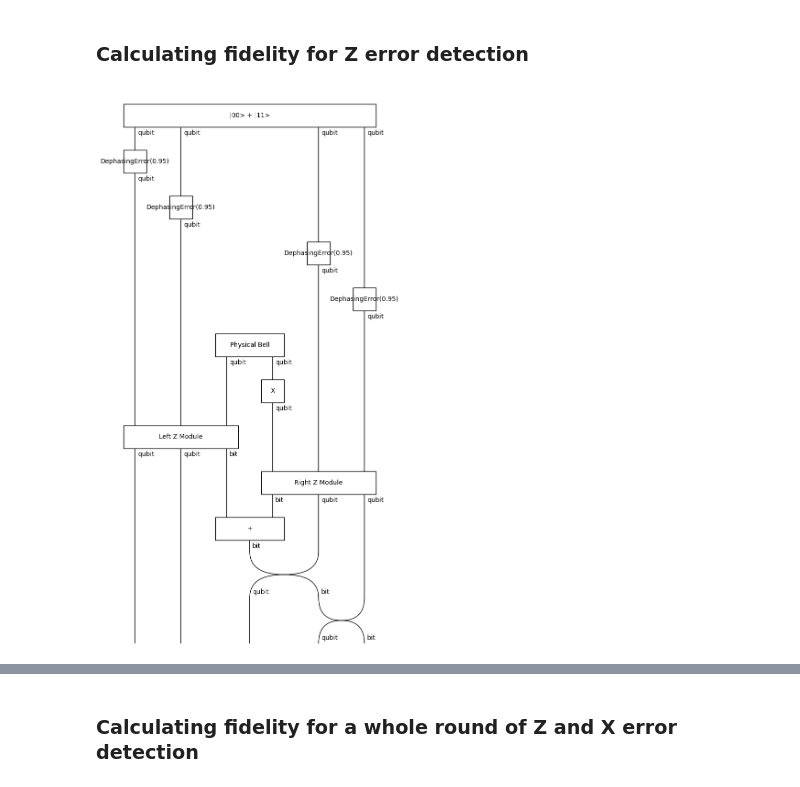
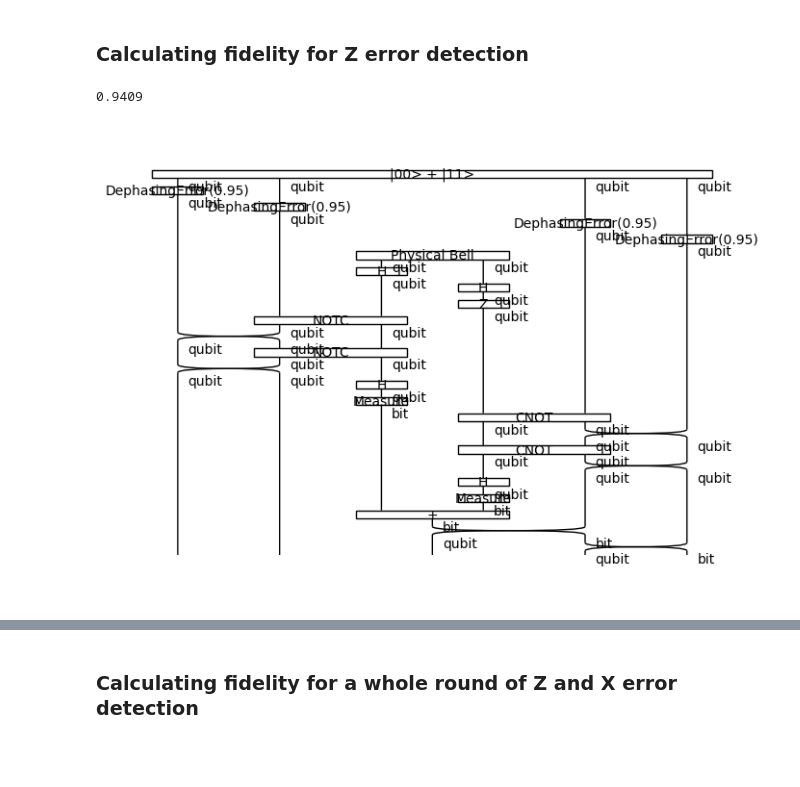
Before and after one commit to quantinuum-dev/optyx, a Jupyter notebook: notebooks/distributed-422-code.ipynb, the cells around one changed output, grey strips where cells are left out. Saved outputs shown, nothing was run; the diff lists cells and outputs as text; code cells hidden in the pictures; blank space fills up the shorter version.

```diff
--- a/notebooks/distributed-422-code.ipynb
+++ b/notebooks/distributed-422-code.ipynb
@@ -135,13 +137,11 @@ print(bell_density)
 # %%
 from discopy import tensor
 
-bell = optyx.Box(name="Bell", dom=optyx.bit ** 2, cod=optyx.bit ** 2)
-bell.array = bell_density
-bell.determine_output_dimensions = lambda input_dims: input_dims
-bell.truncation = lambda input_dims, output_dims: tensor.Box("Bell", dom=tensor.Dim(2)**2, cod=tensor.Dim(2)**2, data=bell_density)
+bell = optyx.Box(name="Bell", dom=optyx.bit ** 2, cod=optyx.bit ** 2, truncation=bell_density)
 bell = optyx.Spider(0, 2, typ=optyx.bit) >> optyx.Id(optyx.bit) @ optyx.Spider(0, 2, typ=optyx.bit) @ optyx.Id(optyx.bit) >> optyx.Diagram.permutation([0,1,3,2], optyx.bit**4) >> optyx.Id(optyx.bit ** 2) @ bell >> optyx.Diagram.permutation([0,2,1,3], optyx.bit**4)
 
-Noisy_bell = DensityMatrix('Physical Bell', bell, dom=Ty(), cod=qubit ** 2)
+Noisy_bell = DensityMatrix('Physical Bell', bell @ optyx.Scalar(1/0.999), dom=Ty(), cod=qubit ** 2)
+Noisy_bell_HH = DensityMatrix('Physical Bell', bell @ optyx.Scalar(1/0.999), dom=Ty(), cod=qubit ** 2) >> H @ H
 # %% [markdown]
 #### Verifying fidelity
 # %%
@@ -181,0 +158,18 @@ Physical_X_detector.draw()
+# %%
+
+Left_module = Circuit.id(qubit) @ NOTC >> Circuit.permutation([1, 0, 2], qubit ** 3) >> Circuit.id(qubit) @ NOTC >> Circuit.permutation([1, 0, 2], qubit ** 3) >> Circuit.id(qubit ** 2) @ (H >> Measure(qubit))
+
+Right_module = CNOT @ Circuit.id(qubit) >> Circuit.id(qubit) @ Circuit.swap(qubit, qubit) >> CNOT @ Circuit.id(qubit) >> Circuit.id(qubit) @ Circuit.swap(qubit, qubit) >> (H >> Measure(qubit)) @ Circuit.id(qubit ** 2)
+
+Left_Z_module = Left_module
+Right_Z_module = Right_module
+Left_X_module = H ** 2 @ Circuit.id(qubit) >> Left_module >> H ** 2 @ Circuit.id(bit)
+Right_X_module = Circuit.id(qubit) @ H ** 2 >> Right_module >> Circuit.id(bit) @ H ** 2
+
+ClassicalPlus = Channel("+", zx.X(2,1) @ zx.Scalar(np.sqrt(2)), dom=bit**2, cod=bit)
+
+Physical_Z_detector = Circuit.id(qubit ** 2) @ (Noisy_bell_HH >> Circuit.id(qubit) @ Z) @ Circuit.id(qubit ** 2) >> Left_Z_module @ Right_Z_module >> Circuit.id(qubit ** 2) @ ClassicalPlus @ Circuit.id(qubit ** 2) >> Circuit.permutation([0,1,3,4,2], qubit ** 2 @ bit @ qubit ** 2)
+
+Physical_X_detector = Circuit.id(qubit ** 2) @ (Noisy_bell_HH >> Circuit.id(qubit) @ Z) @ Circuit.id(qubit ** 2) >> Left_X_module @ Right_X_module >> Circuit.id(qubit ** 2) @ ClassicalPlus @ Circuit.id(qubit ** 2) >> Circuit.permutation([0,1,3,4,2], qubit ** 2 @ bit @ qubit ** 2)
+
+Physical_Z_detector.draw()
@@ -182,12 +219,14 @@ Physical_X_detector.draw()
 # %% [markdown]
 ### Calculating fidelity for Z error detection
+# %%
+0.97**2
+# %% [output]
+0.9409
 # %%
-p_error = 0.95
-
-Imperfect_circuit = Logical_bell >> diag_pow(DephasingError(p_error), 4) >> Physical_Z_detector
+Imperfect_circuit = Logical_bell >> DephasingError(p_error) ** 4 >> Physical_Z_detector
 Imperfect_circuit.draw()
 # %% [output]
-[figure, old version]
+[figure, new version]
 # %%
 P_s_eq_0 = Imperfect_circuit >> Discard(qubit ** 4) @ Bit_0
 p_s_eq_0 = P_s_eq_0.double().to_tensor().eval().array
```
Also changed, not shown: parts of 29 cells of this notebook, 3 other files.
